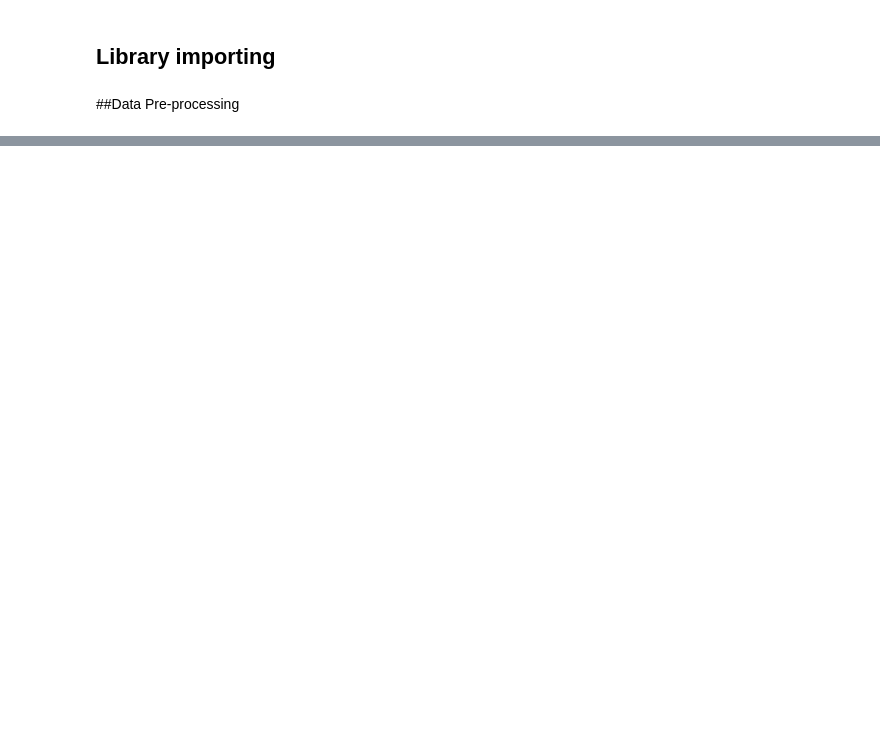
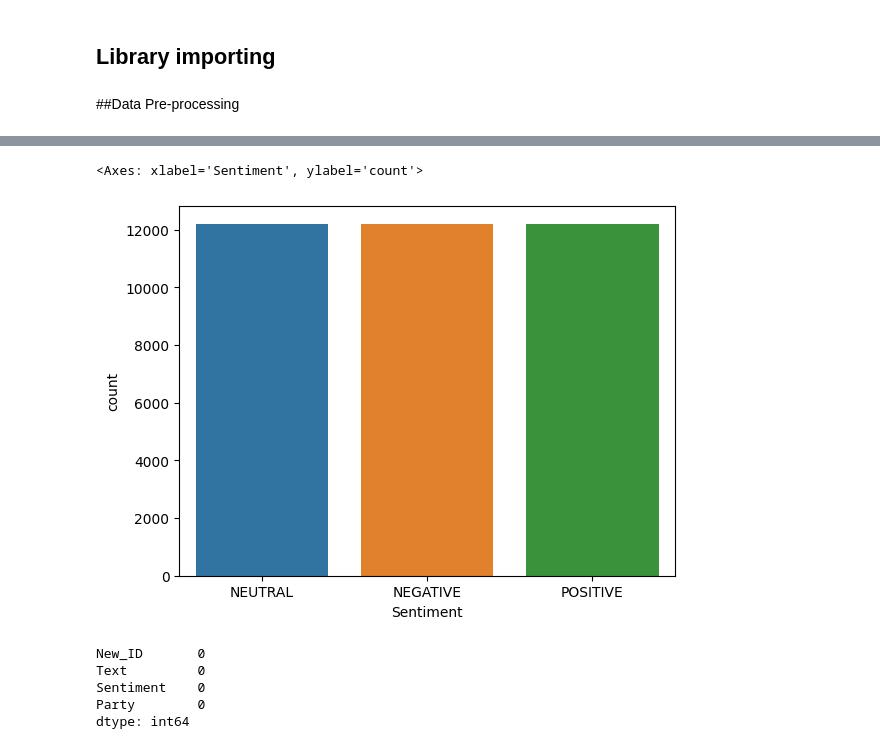
Before and after one commit to JimTsiob/Deep-Learning-NLP-assignments, a Jupyter notebook: Assignment 1/HW1_7115112300036.ipynb, the cells around one changed output, grey strips where cells are left out. Saved outputs shown, nothing was run; the diff lists cells and outputs as text; code cells hidden in the pictures; blank space fills up the shorter version.

```diff
--- a/Assignment 1/HW1_7115112300036.ipynb
+++ b/Assignment 1/HW1_7115112300036.ipynb
@@ -9,5 +15,7 @@ from sklearn.model_selection import train_test_split
 # %% [markdown]
 ##Data Pre-processing
 # %%
-dataset = pd.read_csv('/datasets/train_set.csv')
+df = pd.read_csv('/content/sample_data/train_set.csv')
+
+df.head()
 # %% [output]
@@ -14,0 +35,15 @@ FileNotFoundError: ignored
+# %%
+# Countplot for column Sentiment
+sns.countplot(x='Sentiment',data=df)
+# %% [output]
+<Axes: xlabel='Sentiment', ylabel='count'>
+[figure, added]
+# %%
+# Check for null values
+df.isnull().sum()
+# %% [output]
+New_ID       0
+Text         0
+Sentiment    0
+Party        0
+dtype: int64
```
Also changed, not shown: parts of 10 cells of this notebook.
